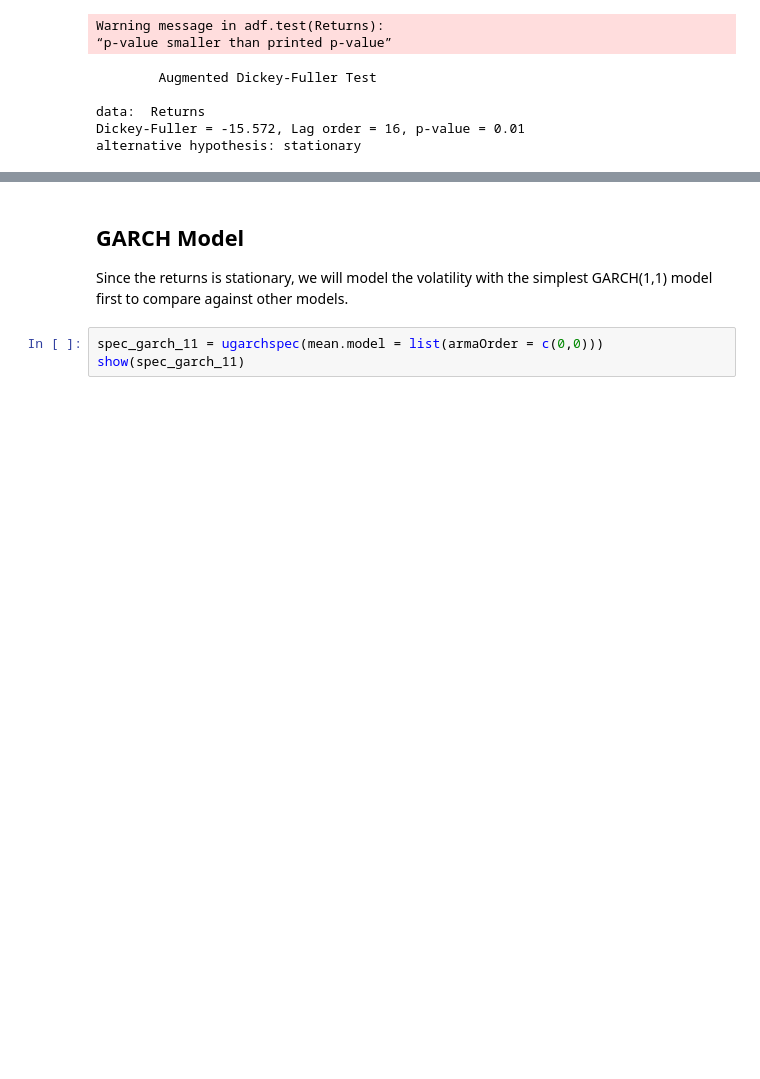
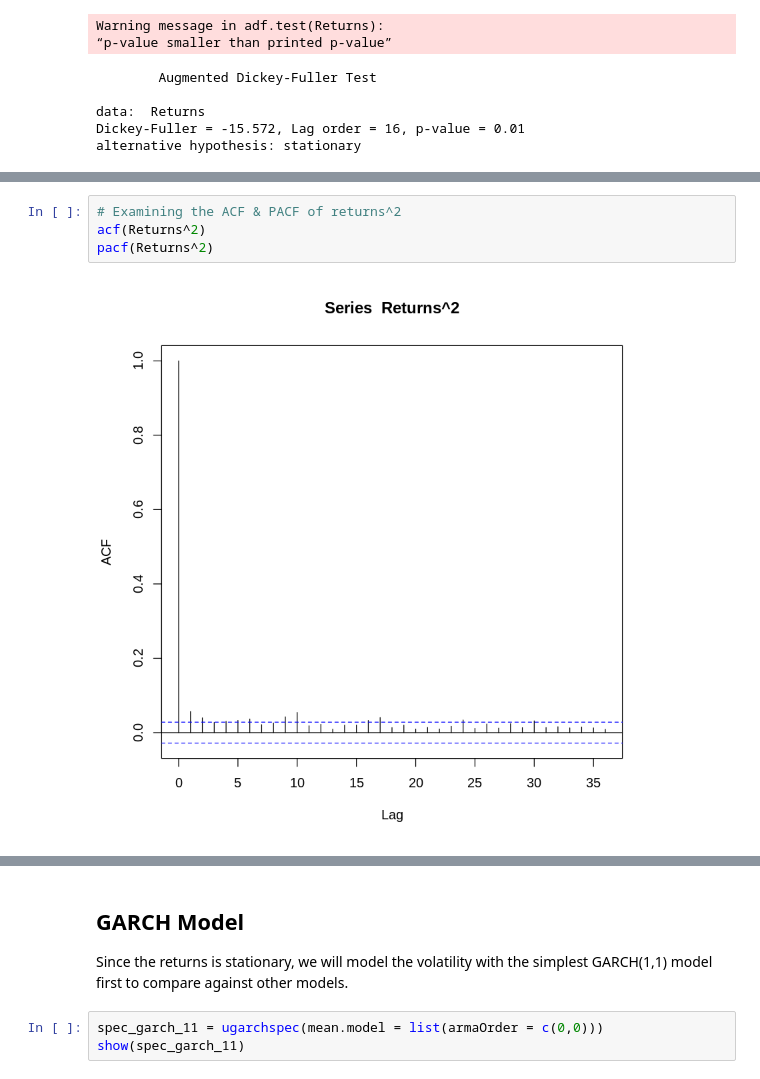
Before and after one commit to yehjxraymond/wqu_econometrics_group_proj, a Jupyter notebook: submission2/Part1.ipynb, the cells around one changed output, grey strips where cells are left out. Cells and saved outputs as stored; diff of their text form; blank space fills up the shorter version.

```diff
--- a/submission2/Part1.ipynb
+++ b/submission2/Part1.ipynb
@@ -54,0 +70,6 @@ alternative hypothesis: stationary
+# %%
+# Examining the ACF & PACF of returns^2
+acf(Returns^2)
+pacf(Returns^2)
+# %% [output]
+[figure, added]
```
Also changed, not shown: parts of 40 cells of this notebook.
